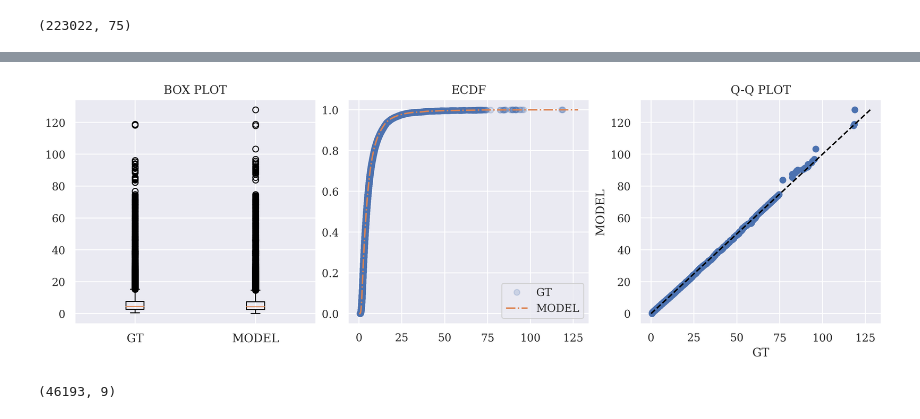
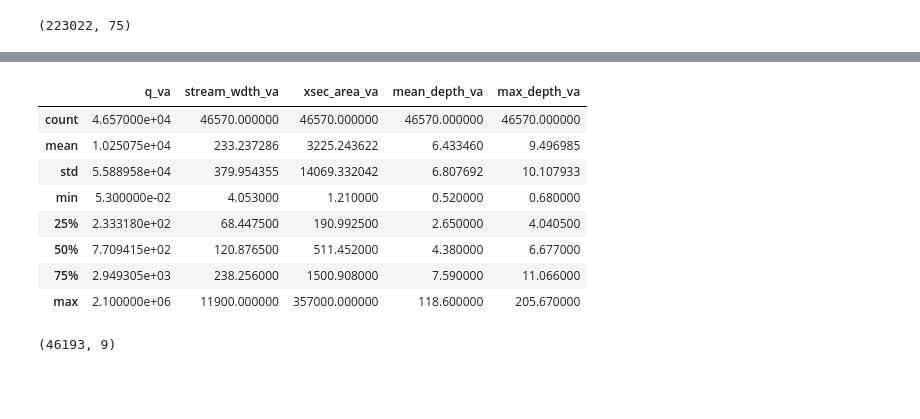
Before and after one commit to smhassanerfani/si2022, a Jupyter notebook: tauraat/hydroswot_subset.ipynb, the cells around one changed output, grey strips where cells are left out. Saved outputs shown, nothing was run; the diff lists cells and outputs as text; code cells hidden in the pictures; blank space fills up the shorter version.

```diff
--- a/tauraat/hydroswot_subset.ipynb
+++ b/tauraat/hydroswot_subset.ipynb
@@ -87,9 +111,17 @@ NSE: 0.9904, R2: 0.9915, PBias: -3.4517, MSE: 0.6980
-# %%
-qqplot(hydro_subset['mean_depth_va'], hydro_subset['xsec_area_va'] / hydro_subset['stream_wdth_va'])
-# %% [output]
-[figure, removed]
 # %%
 hydro_subset.reset_index(drop=True, inplace=True)
+# %%
+hydro_subset.describe()
+# %% [output]
+|  | q_va | stream_wdth_va | xsec_area_va | mean_depth_va | max_depth_va |
+| count | 4.657000e+04 | 46570.000000 | 46570.000000 | 46570.000000 | 46570.000000 |
+| mean | 1.025075e+04 | 233.237286 | 3225.243622 | 6.433460 | 9.496985 |
+| std | 5.588958e+04 | 379.954355 | 14069.332042 | 6.807692 | 10.107933 |
+| min | 5.300000e-02 | 4.053000 | 1.210000 | 0.520000 | 0.680000 |
+| 25% | 2.333180e+02 | 68.447500 | 190.992500 | 2.650000 | 4.040500 |
+| 50% | 7.709415e+02 | 120.876500 | 511.452000 | 4.380000 | 6.677000 |
+| 75% | 2.949305e+03 | 238.256000 | 1500.908000 | 7.590000 | 11.066000 |
+| max | 2.100000e+06 | 11900.000000 | 357000.000000 | 118.600000 | 205.670000 |
 # %%
 print(hydro_subset.shape)
 hydro_subset['site_no'].value_counts().describe()
```
Also changed, not shown: parts of 15 cells of this notebook.
